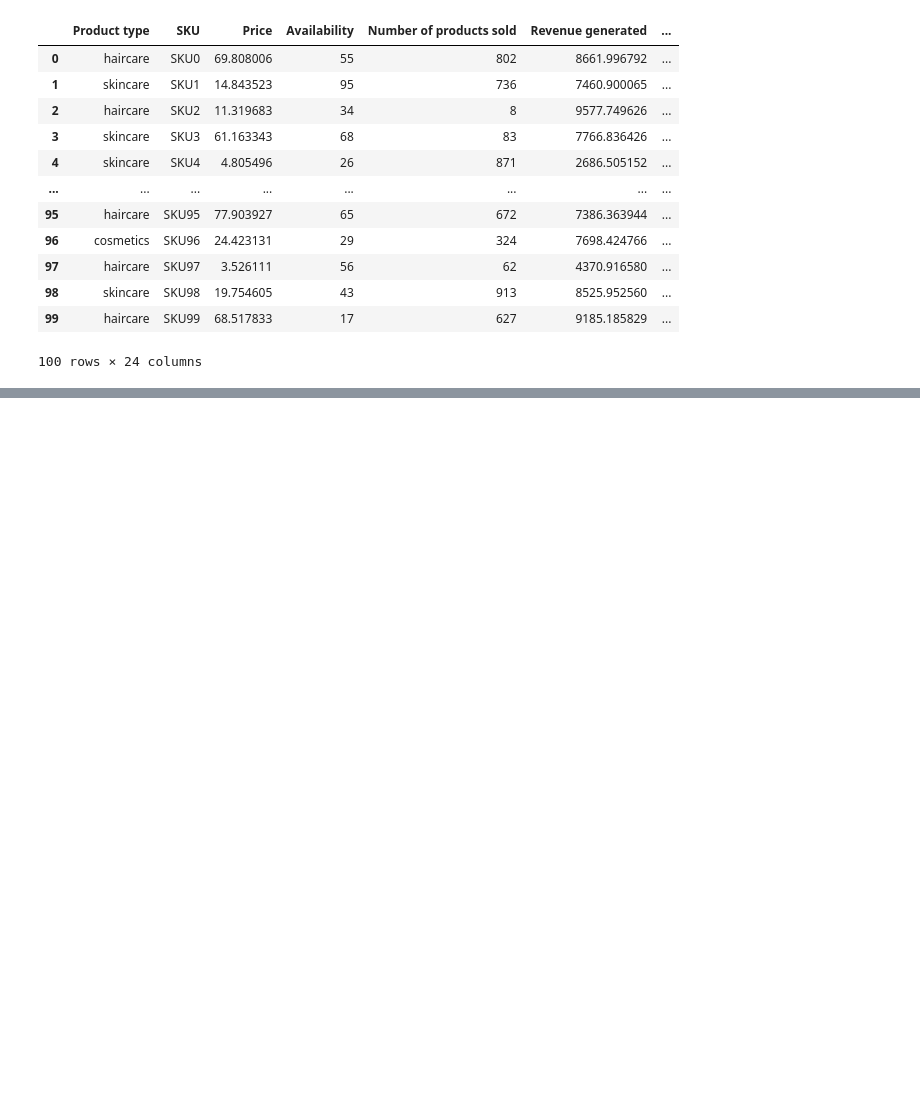
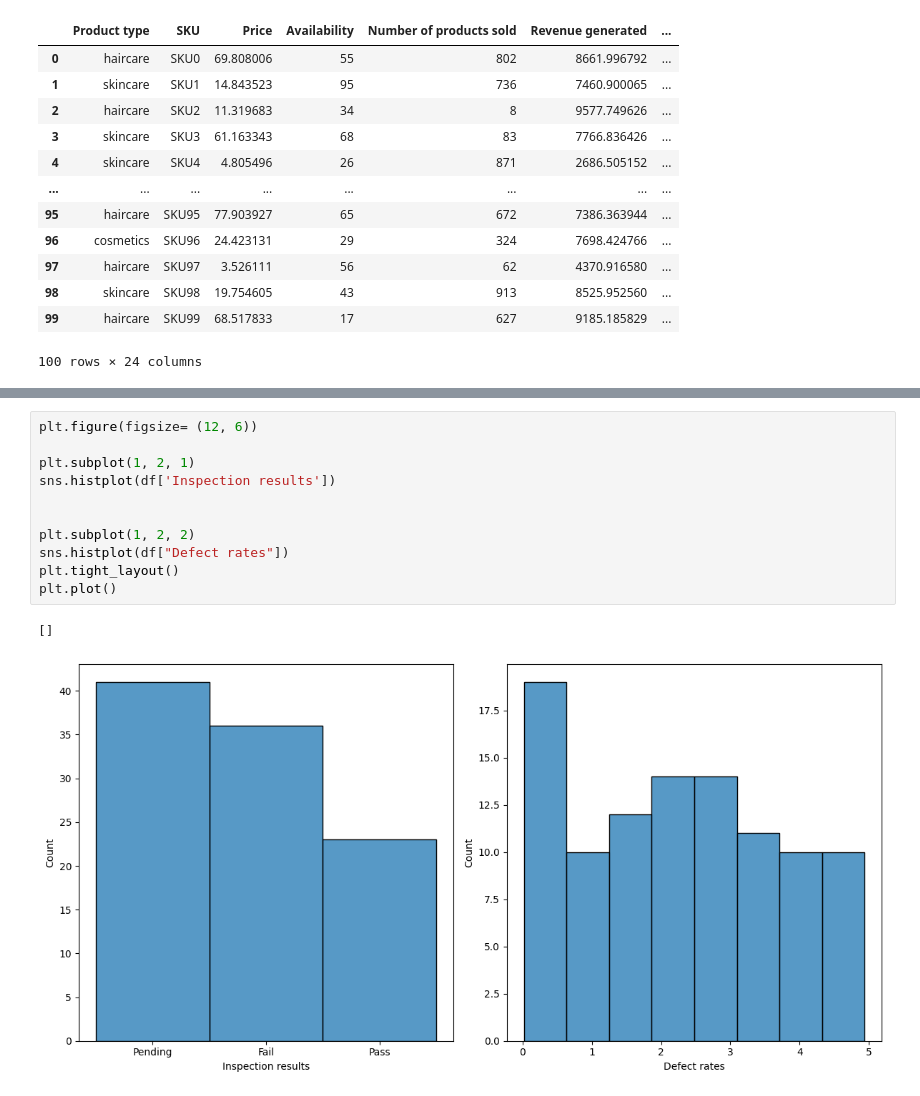
Before and after one commit to Doug-Vo/ML-Self-Project, a Jupyter notebook: Spring_2026/Beauty_Supply_chain.ipynb, the cells around one changed output, grey strips where cells are left out. Drawn from its saved outputs; the diff is of its cells as text; blank space fills up the shorter version.

```diff
--- a/Spring_2026/Beauty_Supply_chain.ipynb
+++ b/Spring_2026/Beauty_Supply_chain.ipynb
@@ -20,0 +130,14 @@ df
+# %%
+plt.figure(figsize= (12, 6))
+
+plt.subplot(1, 2, 1)
+sns.histplot(df['Inspection results'])
+
+
+plt.subplot(1, 2, 2)
+sns.histplot(df["Defect rates"])
+plt.tight_layout()
+plt.plot()
+# %% [output]
+[]
+[figure, added]
```
Also changed, not shown: parts of 14 cells of this notebook.
